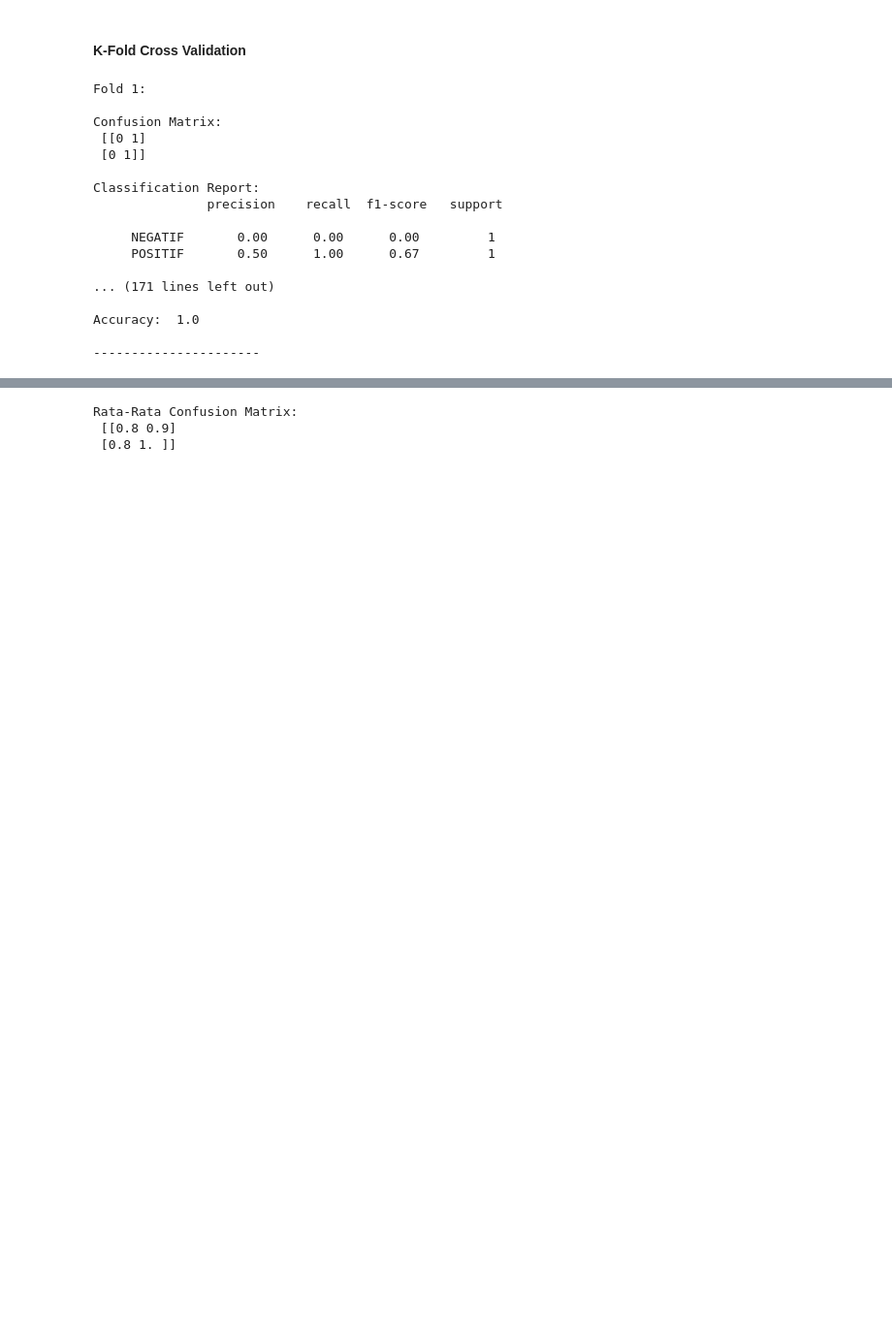
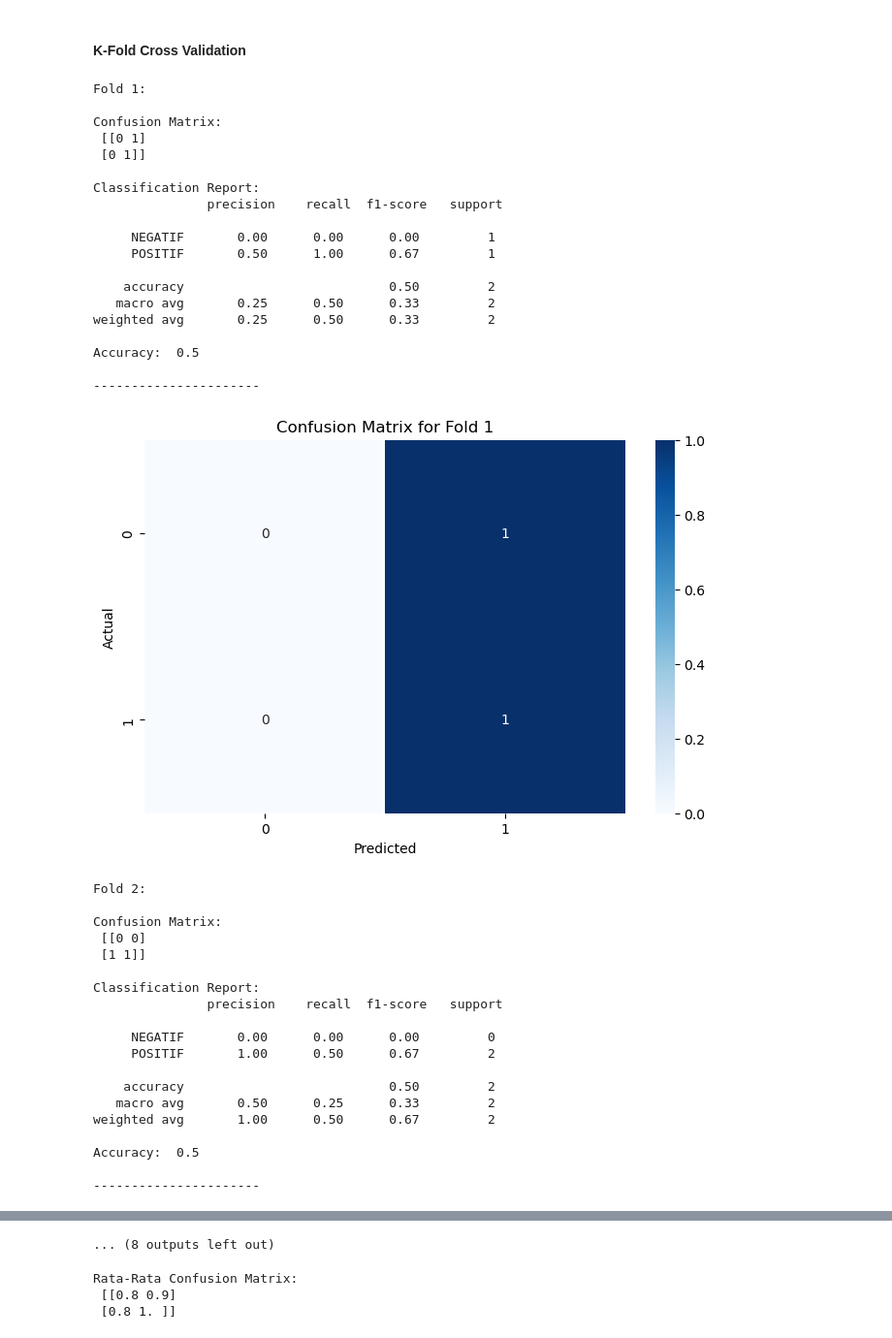
Before and after one commit to ardwiinoo/knn-sentiment-analysis, a Jupyter notebook: modeling.ipynb, the cells around one changed output, grey strips where cells are left out. Shown at 97% size. Saved outputs shown, nothing was run; the diff lists cells and outputs as text; code cells hidden in the pictures; blank space fills up the shorter version.

```diff
--- a/modeling.ipynb
+++ b/modeling.ipynb
@@ -100,33 +103,62 @@ for train_index, test_index in kFold.split(X_res):
 
     precisions.append(precision_score(y_test, y_pred, average='macro'))
     recalls.append(recall_score(y_test, y_pred, average='macro'))
     f1_scores.append(f1_score(y_test, y_pred, average='macro'))
-    accuracies.append(accuracy_score(y_test, y_pred))  # Hitung dan simpan akurasi
+    accuracies.append(accuracy_score(y_test, y_pred))
 
     conf_matrices.append(confusion_matrix(y_test, y_pred))
     class_reports.append(classification_report(y_test, y_pred))
 
 for i, (conf_matrix, class_report) in enumerate(zip(conf_matrices, class_reports)):
     print(f"Fold {i+1}:\n")
     print("Confusion Matrix:\n", conf_matrix)
     print("\nClassification Report:\n", class_report)
     print("Accuracy: ", accuracies[i])
     print("\n----------------------\n")
+
+    plt.figure(figsize=(8,5))
+    sns.heatmap(conf_matrix, annot=True, fmt=".0f", cmap='Blues')
+    plt.xlabel('Predicted')
+    plt.ylabel('Actual')
+    plt.title(f'Confusion Matrix for Fold {i+1}')
+    plt.show()
 # %% [output]
 Fold 1:
 
 Confusion Matrix:
  [[0 1]
  [0 1]]
 
 Classification Report:
                precision    recall  f1-score   support
 
      NEGATIF       0.00      0.00      0.00         1
      POSITIF       0.50      1.00      0.67         1
 
-... (171 lines left out)
+    accuracy                           0.50         2
+   macro avg       0.25      0.50      0.33         2
+weighted avg       0.25      0.50      0.33         2
 
-Accuracy:  1.0
+Accuracy:  0.5
 
 ----------------------
+[figure, added]
+Fold 2:
+
+Confusion Matrix:
+ [[0 0]
+ [1 1]]
+
+Classification Report:
+               precision    recall  f1-score   support
+
+     NEGATIF       0.00      0.00      0.00         0
+     POSITIF       1.00      0.50      0.67         2
+
+    accuracy                           0.50         2
+   macro avg       0.50      0.25      0.33         2
+weighted avg       1.00      0.50      0.67         2
+
+Accuracy:  0.5
+
+----------------------
@@ -133,3 +242,4 @@ Accuracy:  1.0
+... (8 outputs left out)
 # %%
 import numpy as np
 
```
Also changed, not shown: parts of 8 cells of this notebook.
